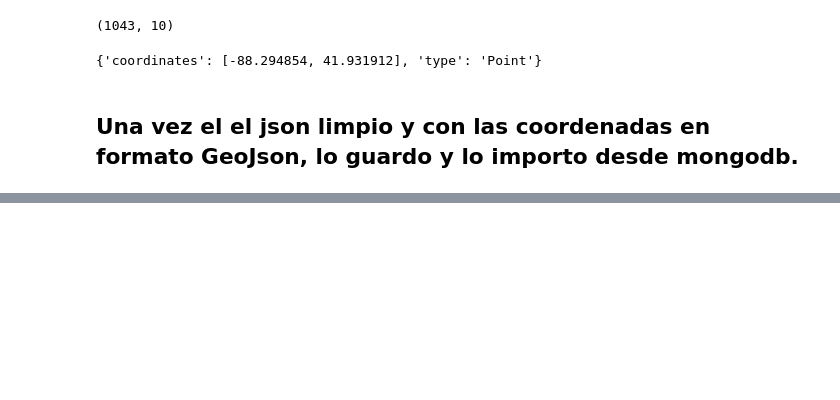
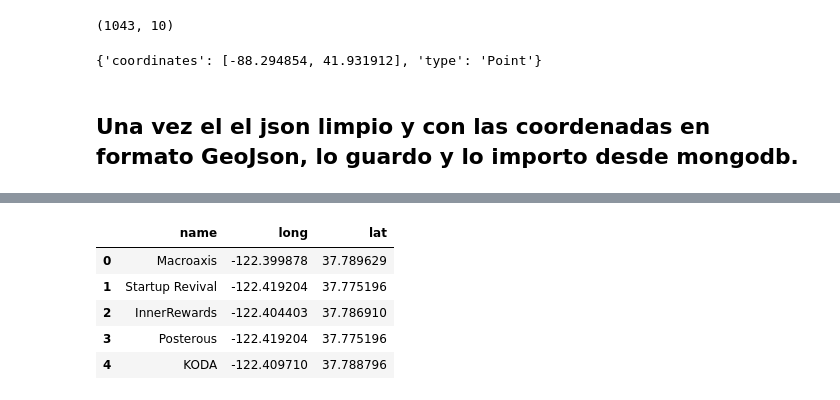
Before and after one commit to Paulapr/datamad0119, a Jupyter notebook: module-2/tableau-project/your-code/companies.geo.ipynb, the cells around one changed output, grey strips where cells are left out. Cells and saved outputs as stored; diff of their text form; code cells hidden in the pictures; blank space fills up the shorter version.

```diff
--- a/module-2/tableau-project/your-code/companies.geo.ipynb
+++ b/module-2/tableau-project/your-code/companies.geo.ipynb
@@ -295,0 +295,24 @@ Name: tamaño_empresa, dtype: int64
+# %%
+# Creo un diccionario nuevo solo con las empresas que han salido con un mayor de empresas cercanas elegidas
+
+select_companies = {k: dict_coord[k] for k in dict_coord.keys() & {'GoingOn','Crunchyroll','Unknown Vector','YouNoodle','99designs','Ninite','stickychicken','GitHub',
+        'Macroaxis','Serious Business','Stitcher','SFentrepreneur','Bizroof','Posterous','EcoFlip','OpenDrive',
+        'Advisor','Allvoices','ngmoco','Same Page Capital','Twonq','Yammer','TopNotchThemes','Lolapps',
+        'InnerRewards','Smule','AlphaClone','Tivix','Virgance','148Apps','Circle of Moms','Coveroo','5th Finger',
+        'Meez','KODA','Startup Revival','Cloudize','The Vertical Action Group','Home-Account','Samasource',
+        'Bamboudesign','LendingKarma','ArcTouch','AppNinjas','Fliptop','sipgate','Finest Expert','One Simple Move'}}
+
+select_companies = pd.DataFrame.from_dict(select_companies, orient='index')
+
+select_companies = select_companies.reset_index()
+
+select_companies.columns = ['name','long','lat']
+
+select_companies.head()
+# %% [output]
+|  | name | long | lat |
+| 0 | Macroaxis | -122.399878 | 37.789629 |
+| 1 | Startup Revival | -122.419204 | 37.775196 |
+| 2 | InnerRewards | -122.404403 | 37.786910 |
+| 3 | Posterous | -122.419204 | 37.775196 |
+| 4 | KODA | -122.409710 | 37.788796 |
```
Also changed, not shown: parts of 5 cells of this notebook, 1 other file.
